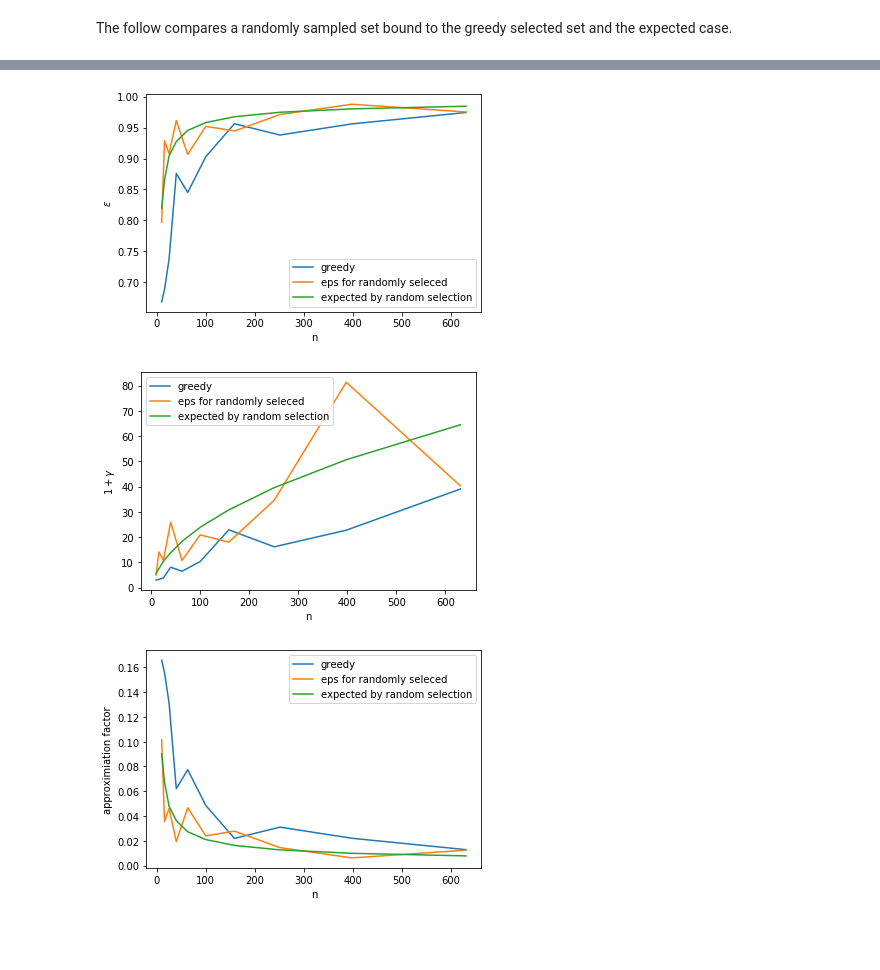
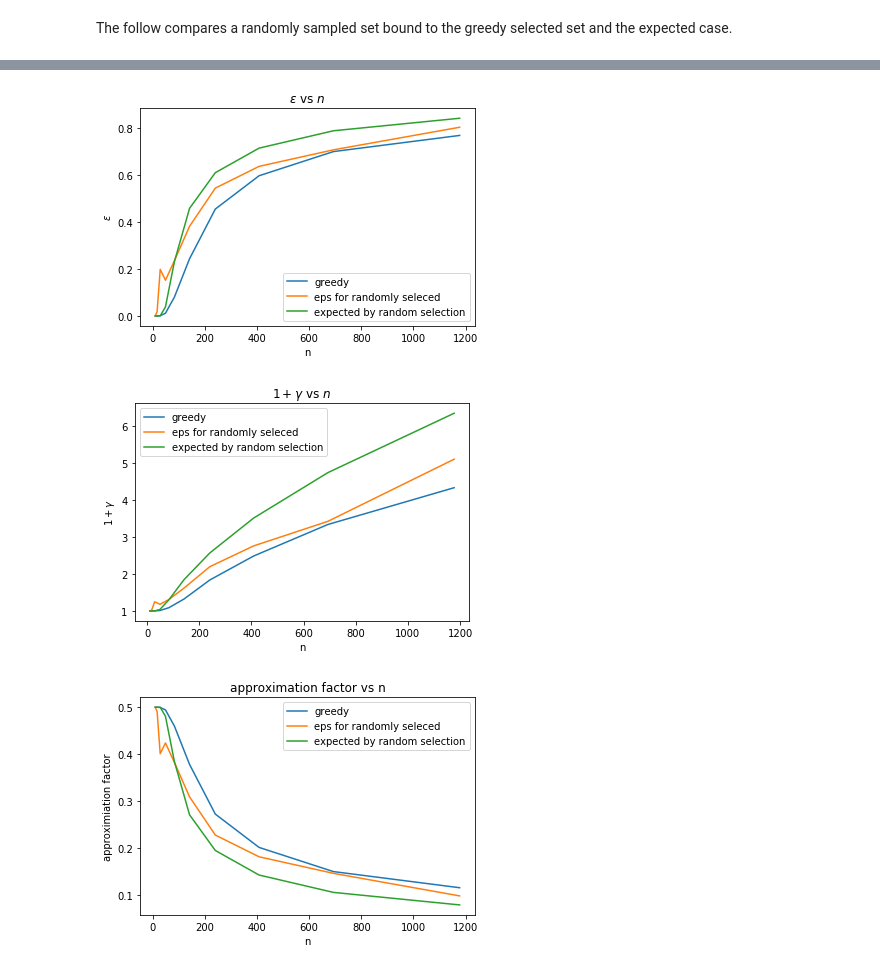
Before and after one commit to AndrewCDownie/SubmodularResearch, a Jupyter notebook: submodularoptimizer/scripts/weight_exploration.ipynb, the cells around one changed output, grey strips where cells are left out. Cells and saved outputs as stored; diff of their text form; code cells hidden in the pictures; blank space fills up the shorter version.

```diff
--- a/submodularoptimizer/scripts/weight_exploration.ipynb
+++ b/submodularoptimizer/scripts/weight_exploration.ipynb
@@ -103,18 +103,26 @@ def compute_expected_eps(N,R,a,b):
     total_lower = 0
     total_upper = 0
 
+    #get average disk size
     f_avg = (a+b)/2
     for n in range(1,N):
+        #Compute Weights for each i from 1 to n
         distances = [expected_distance(i,n,R) for i in range(1,n+1)]
+
+        #Compute Weights given the distances
         weights = [pairwisecoverage.similarity_weight(distances[i],a,b) for i in range(n)]
+
+        #compute denominator of epsilon equation
         total_upper +=(1-weights[0])*f_avg
+
+        #computer Numerator of epsilon equation
         total_lower += min([sum(weights[:n+1])-weights[0],1-weights[0]])*f_avg
 
     #print("lower",total_lower)
     #print("upper",total_upper)
     eps = total_lower/total_upper
     #print(eps)
-    gamma = eps/(1-eps)
+    #gamma = eps/(1-eps)
     return eps
 # %% [markdown]
 The follow compares a randomly sampled set bound to the greedy selected set and the expected case.
@@ -124,7 +132,7 @@ sim = submodular_sim.submodular_sim(dims=dims)
 a = 500
 b = 500
 
-ns = logspace(10,1000,10)
+ns = logspace(10,2000,10)
 m = 10
 greedy_gammas = []
 rand_gammas = []
@@ -144,13 +152,12 @@ for n in ns:
     weights_greedy = compute_weights(S,a,b)
     ep = compute_eps_ratio_with_f(weights_greedy,sim,S)
     eps_greedy.append(ep)
-    print(ep)
 
     #compute for random set
     weights_rand = compute_weights(S_rand,a,b)
     ep = compute_eps_ratio_with_f(weights_rand,sim,S_rand)
     eps_rand.append(ep)
-    print(ep)
 
     expected_eps.append(compute_expected_eps(int(n),D,a,b))
+print("done!")
 # %% [output]
@@ -174,31 +183,34 @@ computing: 630
 # %%
 plt.plot(ns,eps_greedy)
 plt.plot(ns,eps_rand)
 plt.plot(ns,expected_eps)
 plt.legend(['greedy','eps for randomly seleced','expected by random selection'])
 plt.xlabel("n")
 plt.ylabel(r"$\epsilon$")
+plt.title(r"$\epsilon$ vs $n$")
 plt.show()
 
 plt.plot(ns,[1+ ep/(1-ep) for ep in eps_greedy])
 plt.plot(ns,[1+ ep/(1-ep) for ep in eps_rand])
 plt.plot(ns,[1+ ep/(1-ep) for ep in expected_eps])
 plt.legend(['greedy','eps for randomly seleced','expected by random selection'])
 plt.xlabel("n")
 plt.ylabel(r"$1 +\gamma$")
+plt.title(r"$1 + \gamma$ vs $n$")
 plt.show()
 
 plt.plot(ns,[1/(2*(1+ ep/(1-ep))) for ep in eps_greedy])
 plt.plot(ns,[1/(2*(1+ ep/(1-ep))) for ep in eps_rand])
 plt.plot(ns,[1/(2*(1+ ep/(1-ep))) for ep in expected_eps])
 plt.legend(['greedy','eps for randomly seleced','expected by random selection'])
 plt.xlabel("n")
 plt.ylabel(r"approximiation factor")
+plt.title(r"approximation factor vs n")
 plt.show()
 # %% [output]
-[figure, old version]
+[figure, new version]
-[figure, old version]
+[figure, new version]
-[figure, old version]
+[figure, new version]
 # %%
 dims = (100,100)
 sim = submodular_sim.submodular_sim(dims=dims)
```
Also changed, not shown: parts of 6 cells of this notebook.
